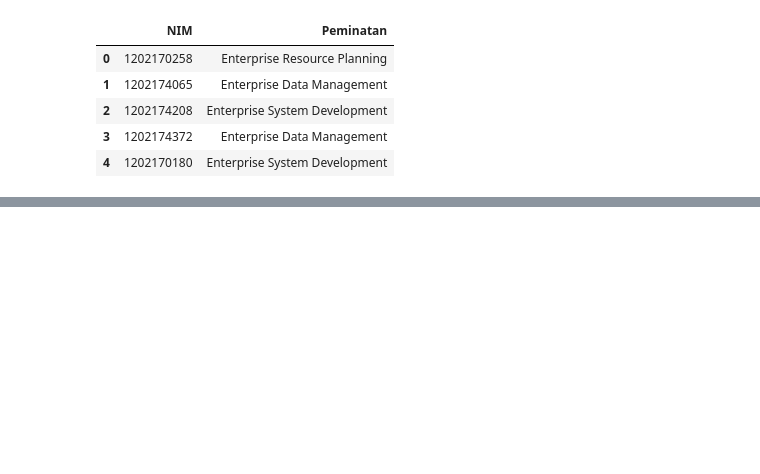
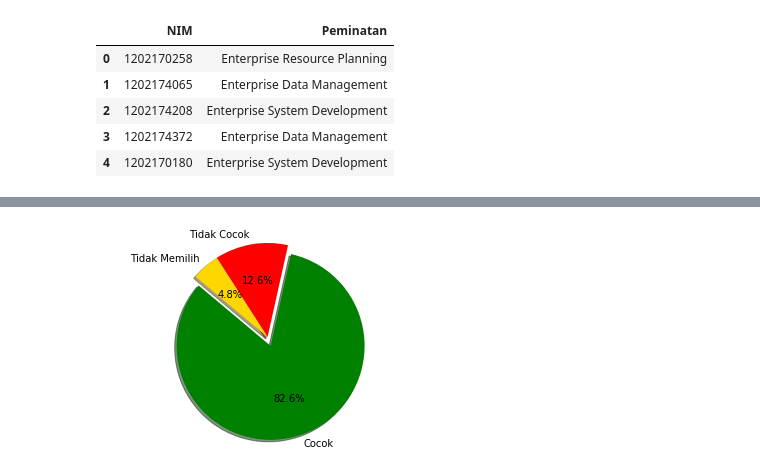
Before and after one commit to zasiem/Pekerti, a Jupyter notebook: Clustering 2017.ipynb, the cells around one changed output, grey strips where cells are left out. Saved outputs shown, nothing was run; the diff lists cells and outputs as text; code cells hidden in the pictures; blank space fills up the shorter version.

```diff
--- a/Clustering 2017.ipynb
+++ b/Clustering 2017.ipynb
@@ -147,7 +159,7 @@ hasilPeminatan.head()
 | 3 | 1202174372 | Enterprise Data Management |
 | 4 | 1202170180 | Enterprise System Development |
 # %%
-matriks = matriks.sort_values(by ='NIM')
-hasilPeminatan = hasilPeminatan.sort_values(by='NIM')
-hasilPeminatan.size
+hasilPeminatan = hasilPeminatan.sort_values(by ='NIM')
+hasilPeminatan = hasilPeminatan.iloc[11::]
+hasilPeminatan
 # %% [output]
@@ -154,0 +206,3 @@ hasilPeminatan.size
+# %%
+matriks["Peminatan"] = temp
+matriks.head()
@@ -154,0 +256,3 @@ hasilPeminatan.size
+# %%
+matriks["Keterangan"] = isCocok
+matriks.head()
@@ -154,0 +266,21 @@ hasilPeminatan.size
+# %%
+jumlah_cocok = 0
+jumlah_tidak_cocok = 0
+jumlah_tidak_memilih = 0
+
+for index, row in matriks.iterrows():
+    if row['Keterangan'] == "Cocok" :
+        jumlah_cocok = jumlah_cocok + 1
+    elif row['Keterangan'] == "Tidak Cocok" :
+        jumlah_tidak_cocok = jumlah_tidak_cocok + 1
+    else :
+        jumlah_tidak_memilih = jumlah_tidak_memilih + 1
+
+data_cocok = [['Cocok', jumlah_cocok],
+              ['Tidak Cocok', jumlah_tidak_cocok],
+              ['Tidak Memilih', jumlah_tidak_memilih],
+              ['Total Mahasiswa', len(matriks)]]
+
+total_cocok = pd.DataFrame(data_cocok, columns = ['Status', 'Jumlah'])
+
+total_cocok
@@ -154,0 +293,14 @@ hasilPeminatan.size
+# %%
+labels = 'Cocok', 'Tidak Cocok', 'Tidak Memilih'
+sizes = [jumlah_cocok, jumlah_tidak_cocok, jumlah_tidak_memilih]
+colors = ['green', 'red', 'gold']
+explode = (0.1, 0, 0)
+
+# Plot
+plt.pie(sizes, explode=explode, labels=labels, colors=colors,
+autopct='%1.1f%%', shadow=True, startangle=140)
+
+plt.axis('equal')
+plt.show()
+# %% [output]
+[figure, added]
```
Also changed, not shown: parts of 7 cells of this notebook, 17 other files.
